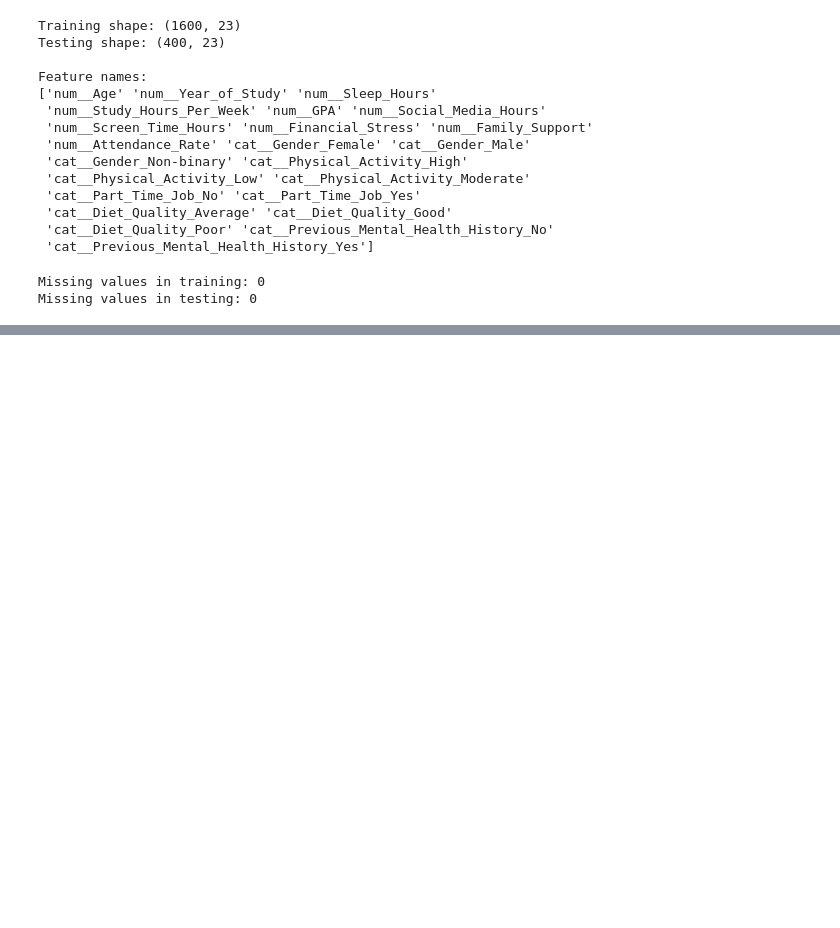
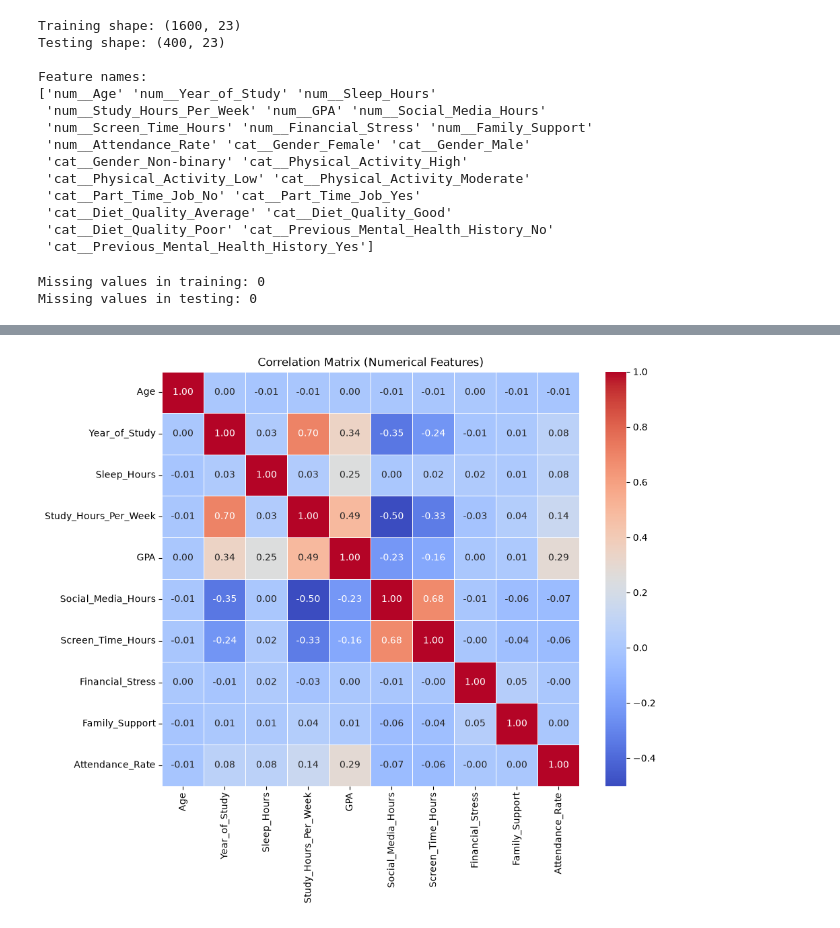
Before and after one commit to Othmanehaiba/Mental_Health, a Jupyter notebook: notebooks/01_eda_and_audit.ipynb, the cells around one changed output, grey strips where cells are left out. Cells and saved outputs as stored; diff of their text form; code cells hidden in the pictures; blank space fills up the shorter version.

```diff
--- a/notebooks/01_eda_and_audit.ipynb
+++ b/notebooks/01_eda_and_audit.ipynb
@@ -412,0 +429,14 @@ Missing values in testing: 0
+# %%
+plt.figure(figsize=(10, 8))
+corr_matrix = df[numerical_cols].corr()
+sns.heatmap(
+    corr_matrix,
+    annot=True,
+    fmt=".2f",
+    cmap="coolwarm",
+    linewidths=0.5
+)
+plt.title("Correlation Matrix (Numerical Features)")
+plt.show()
+# %% [output]
+[figure, added]
```
Also changed, not shown: parts of 3 cells of this notebook, 2 other files.
